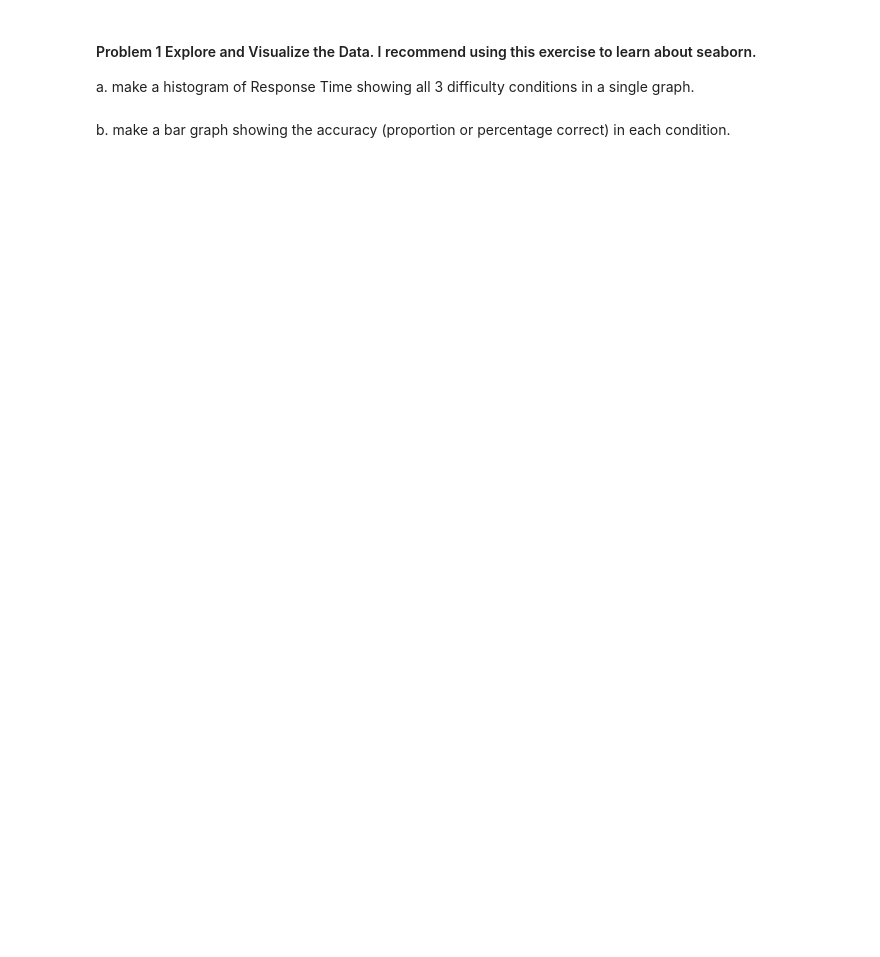
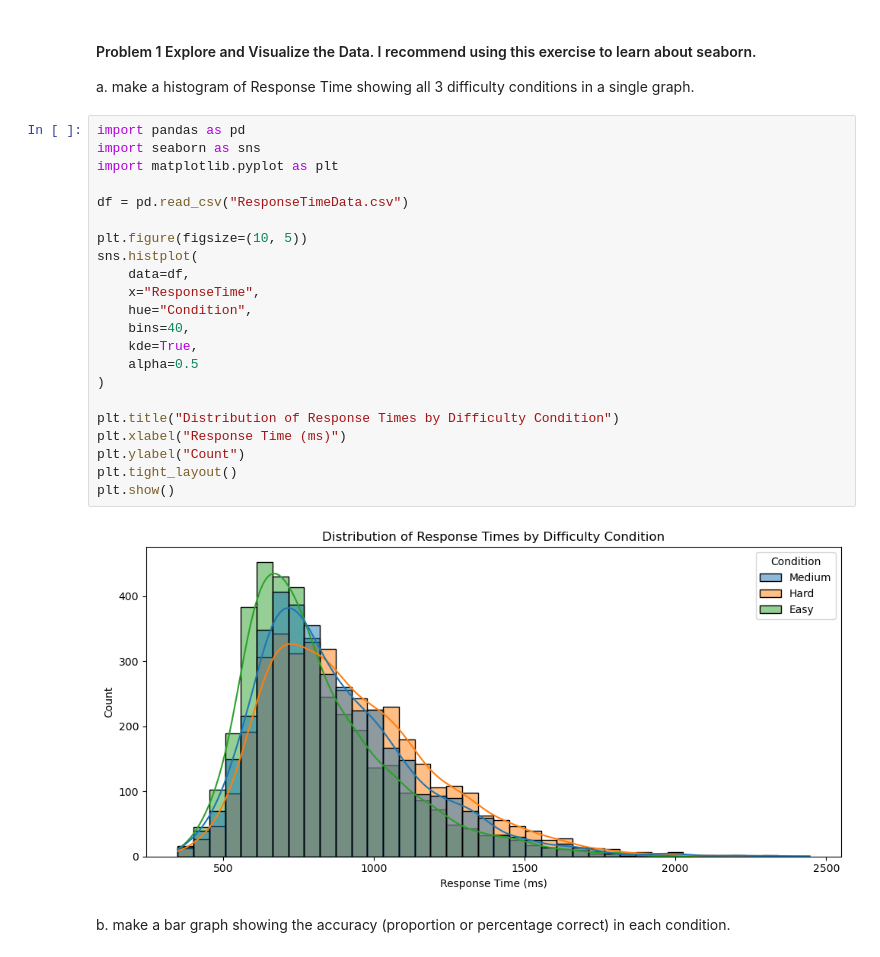
Before and after one commit to rheremm/COGS105, a Jupyter notebook: Homework/Homework1/Assignment1.ipynb, the cells around one changed output. Drawn from its saved outputs; the diff is of its cells as text; blank space fills up the shorter version.

```diff
--- a/Homework/Homework1/Assignment1.ipynb
+++ b/Homework/Homework1/Assignment1.ipynb
@@ -27,5 +27,29 @@ The datafile ReactionTimeData.csv is for use in this homework. You can load it i
 # %% [markdown]
 #### Problem 1 Explore and Visualize the Data.  I recommend using this exercise to learn about seaborn.
 a. make a histogram of Response Time showing all 3 difficulty conditions in a single graph.
+# %%
+import pandas as pd
+import seaborn as sns
+import matplotlib.pyplot as plt
+
+df = pd.read_csv("ResponseTimeData.csv")
+
+plt.figure(figsize=(10, 5))
+sns.histplot(
+    data=df,
+    x="ResponseTime",
+    hue="Condition",
+    bins=40,
+    kde=True,
+    alpha=0.5
+)
+
+plt.title("Distribution of Response Times by Difficulty Condition")
+plt.xlabel("Response Time (ms)")
+plt.ylabel("Count")
+plt.tight_layout()
+plt.show()
+# %% [output]
+[figure, added]
 # %% [markdown]
 b. make a bar graph showing the accuracy (proportion or percentage correct) in each condition.
```
Also changed, not shown: parts of 3 cells of this notebook.
